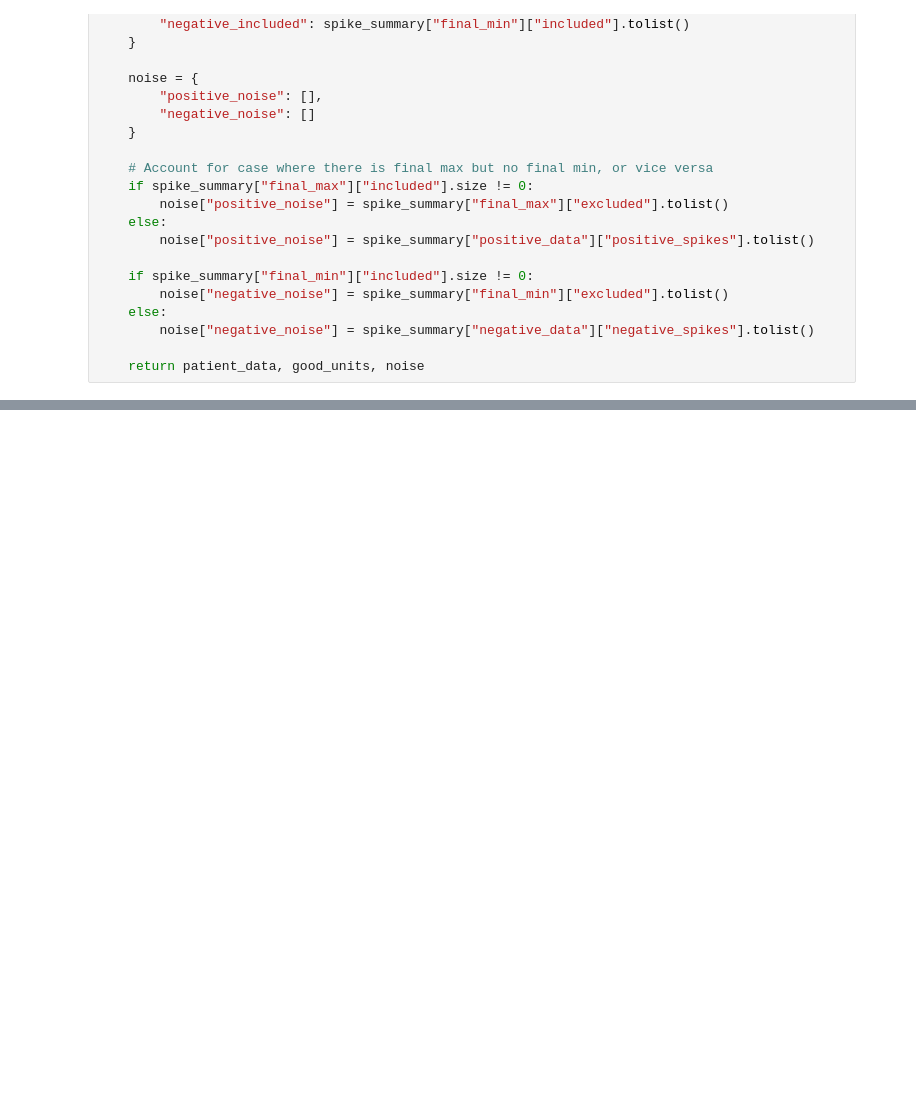
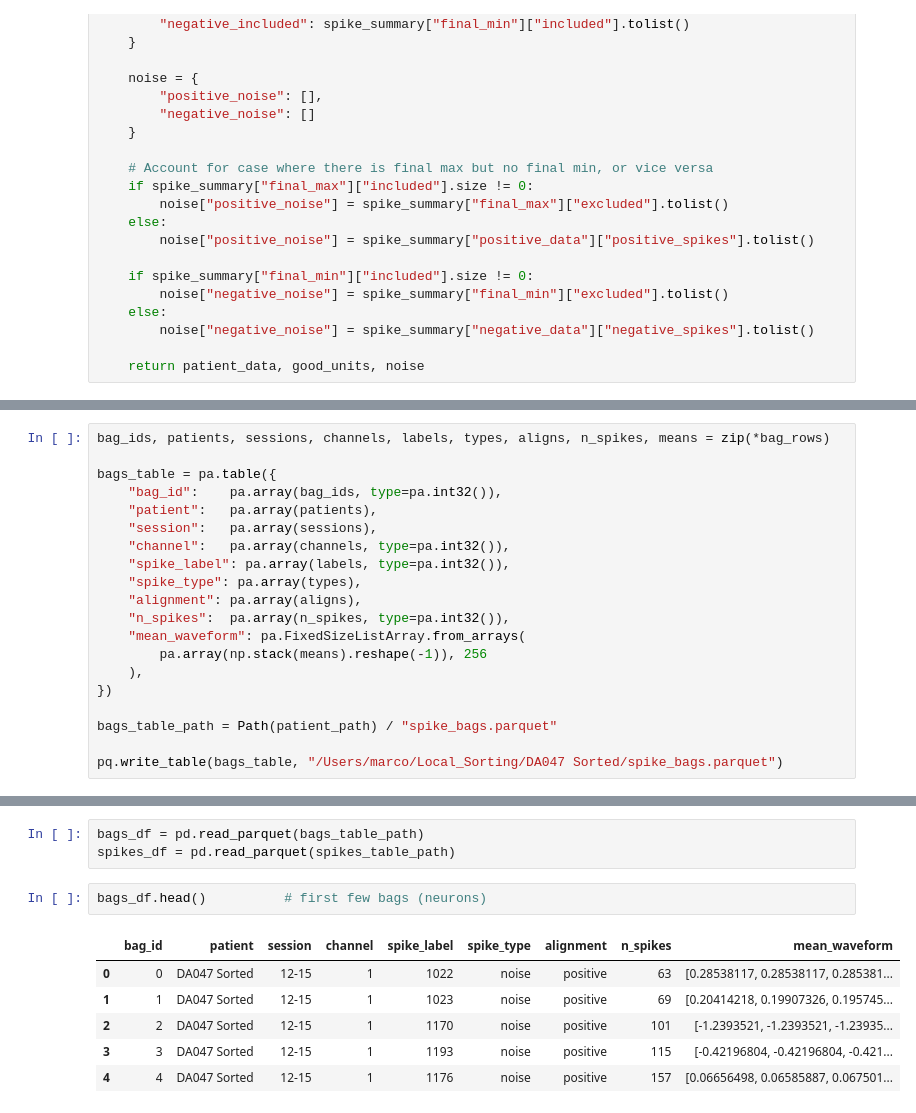
Before and after one commit to BarkBarkBarkBarkBarkBarkBark/SpikeClassifier, a Jupyter notebook: classifier2.ipynb, the cells around one changed output, grey strips where cells are left out. Saved outputs shown, nothing was run; the diff lists cells and outputs as text; blank space fills up the shorter version.

Commit message:
save spikes to parquat file, load dto dataframe, accelerate with numba

```diff
--- a/classifier2.ipynb
+++ b/classifier2.ipynb
@@ -307,0 +326,20 @@ A047_Bag
+# %%
+bag_ids, patients, sessions, channels, labels, types, aligns, n_spikes, means = zip(*bag_rows)
+
+bags_table = pa.table({
+    "bag_id":    pa.array(bag_ids, type=pa.int32()),
+    "patient":   pa.array(patients),
+    "session":   pa.array(sessions),
+    "channel":   pa.array(channels, type=pa.int32()),
+    "spike_label": pa.array(labels, type=pa.int32()),
+    "spike_type": pa.array(types),
+    "alignment": pa.array(aligns),
+    "n_spikes":  pa.array(n_spikes, type=pa.int32()),
+    "mean_waveform": pa.FixedSizeListArray.from_arrays(
+        pa.array(np.stack(means).reshape(-1)), 256
+    ),
+})
+
+bags_table_path = Path(patient_path) / "spike_bags.parquet"
+
+pq.write_table(bags_table, "/Users/marco/Local_Sorting/DA047 Sorted/spike_bags.parquet")
@@ -307,0 +366,12 @@ A047_Bag
+# %%
+bags_df = pd.read_parquet(bags_table_path)
+spikes_df = pd.read_parquet(spikes_table_path)
+# %%
+bags_df.head()          # first few bags (neurons)
+# %% [output]
+|  | bag_id | patient | session | channel | spike_label | spike_type | alignment | n_spikes | mean_waveform |
+| 0 | 0 | DA047 Sorted | 12-15 | 1 | 1022 | noise | positive | 63 | [0.28538117, 0.28538117, 0.285381... |
+| 1 | 1 | DA047 Sorted | 12-15 | 1 | 1023 | noise | positive | 69 | [0.20414218, 0.19907326, 0.195745... |
+| 2 | 2 | DA047 Sorted | 12-15 | 1 | 1170 | noise | positive | 101 | [-1.2393521, -1.2393521, -1.23935... |
+| 3 | 3 | DA047 Sorted | 12-15 | 1 | 1193 | noise | positive | 115 | [-0.42196804, -0.42196804, -0.421... |
+| 4 | 4 | DA047 Sorted | 12-15 | 1 | 1176 | noise | positive | 157 | [0.06656498, 0.06585887, 0.067501... |
```
Also changed, not shown: parts of 12 cells of this notebook.
